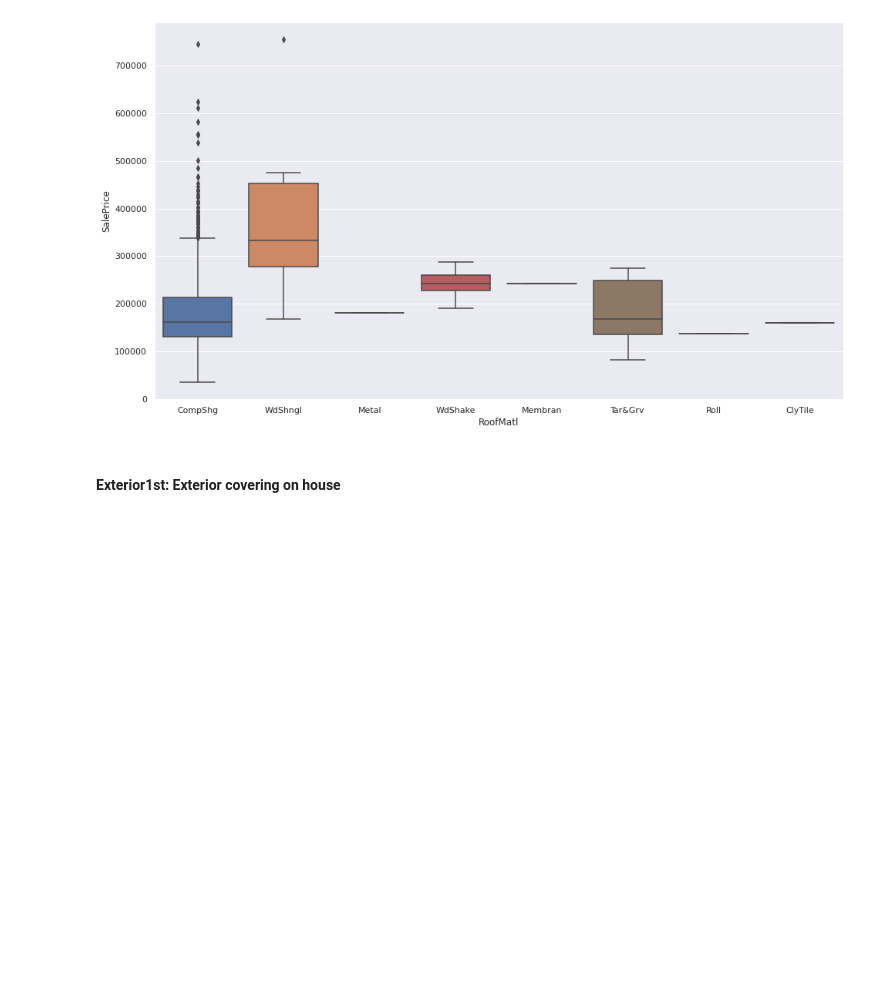
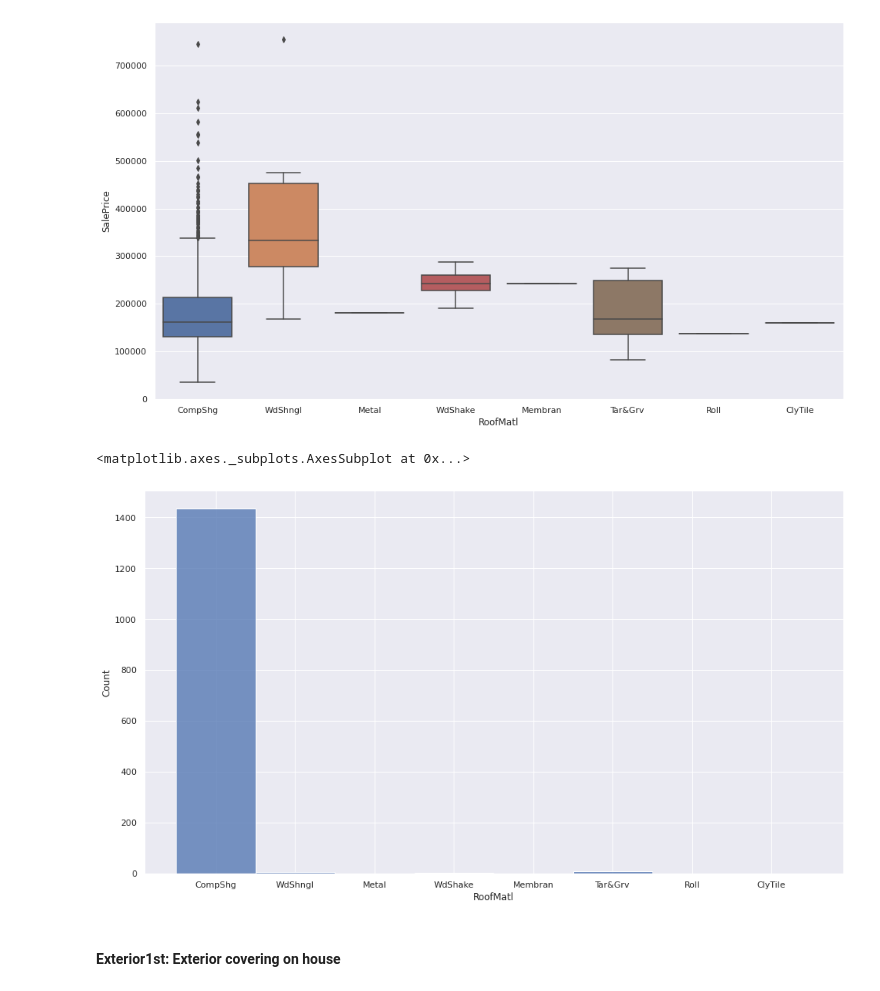
Before and after one commit to snaylix/House-prices-prediction, a Jupyter notebook: 2021-07-17_House-Prices_Prediction_01_EDA.ipynb, the cells around one changed output. Saved outputs shown, nothing was run; the diff lists cells and outputs as text; code cells hidden in the pictures; blank space fills up the shorter version.

```diff
--- a/2021-07-17_House-Prices_Prediction_01_EDA.ipynb
+++ b/2021-07-17_House-Prices_Prediction_01_EDA.ipynb
@@ -548,6 +553,11 @@ create_plot('RoofStyle', 'boxplot')
 create_plot('RoofMatl', 'boxplot')
 # %% [output]
 [figure]
+# %%
+sns.histplot(data=df_train, x="RoofMatl")
+# %% [output]
+<matplotlib.axes._subplots.AxesSubplot at 0x...>
+[figure, added]
 # %% [markdown]
 #### Exterior1st: Exterior covering on house
 # %% [markdown]
```
Also changed, not shown: parts of 4 cells of this notebook.
